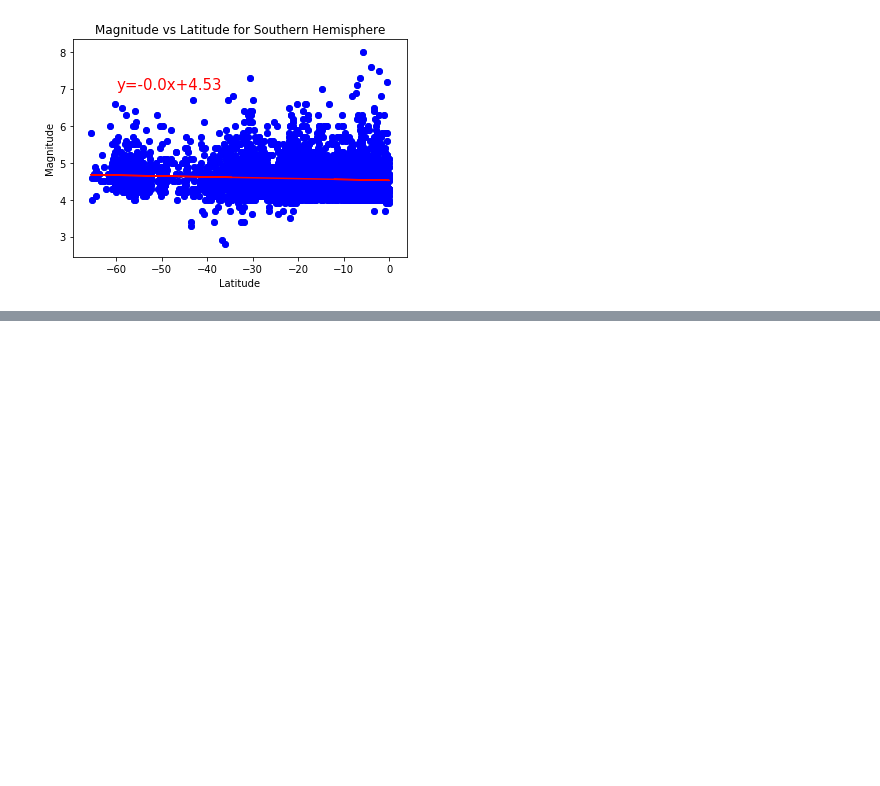
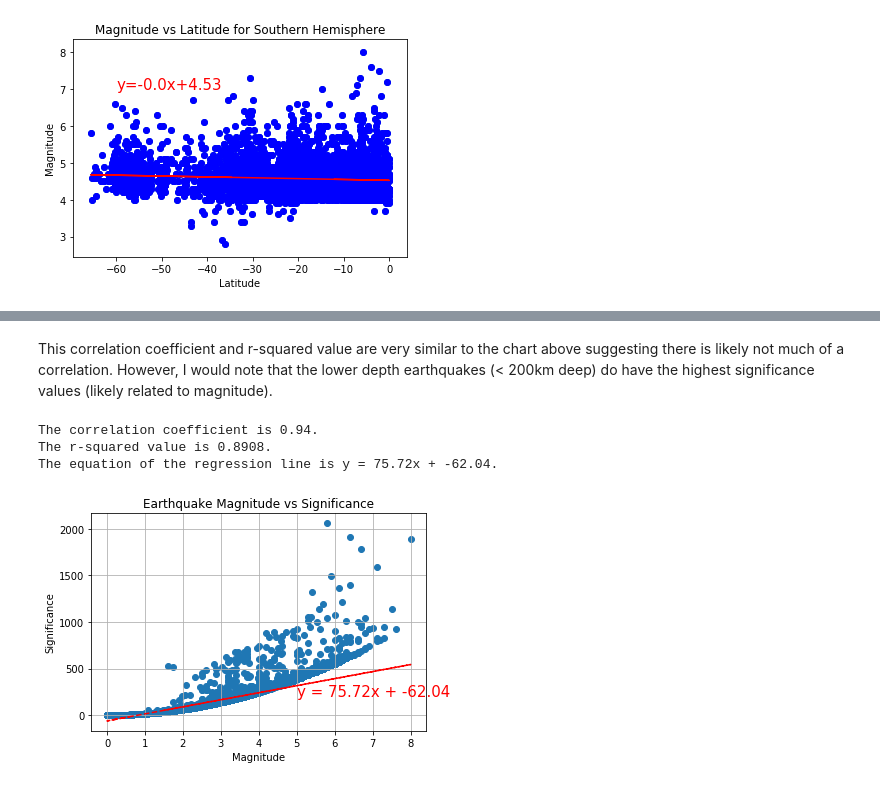
Before and after one commit to SarahZ22/Tremors_Analysis-Earthquake_Visualizations, a Jupyter notebook: EarthquakesNB.ipynb, the cells around one changed output, grey strips where cells are left out. Cells and saved outputs as stored; diff of their text form; code cells hidden in the pictures; blank space fills up the shorter version.

```diff
--- a/EarthquakesNB.ipynb
+++ b/EarthquakesNB.ipynb
@@ -198,0 +296,36 @@ The r-squared value is 0.006559880715560423
+# %% [markdown]
+This correlation coefficient and r-squared value are very similar to the chart above suggesting there is likely not much of a correlation. However, I would note that the lower depth earthquakes (< 200km deep) do have the highest significance values (likely related to magnitude).
+# %%
+#This then led me to plot significance vs magnitude to see if there is a correlation
+
+filterdf=filtered_quakesdf.dropna(subset=["Magnitude", "Significance"])
+filterdf=filterdf.loc[(filterdf["Magnitude"]>=0)]
+
+x_values = filterdf["Magnitude"]
+y_values = filterdf["Significance"]
+
+(slope, intercept, rvalue, pvalue, stderr) = linregress(x_values, y_values)
+regress_values = x_values * slope + intercept
+line_eq = "y = " + str(round(slope,2)) + "x + " + str(round(intercept,2))
+
+cod =round(rvalue**2, 4)
+corr_coeff = round(st.pearsonr(x_values,y_values)[0], 2)
+
+plt.scatter(x_values, y_values)
+plt.grid(which="both")
+plt.plot(x_values, regress_values, "r--")
+plt.annotate(line_eq, (5,200), fontsize=15, color ='r')
+plt.title("Earthquake Magnitude vs Significance")
+plt.xlabel("Magnitude")
+plt.ylabel("Significance")
+
+plt.savefig("Images/earthquakemagvssig.png")
+
+print(f'The correlation coefficient is {corr_coeff}.')
+print(f'The r-squared value is {cod}.')
+print(f'The equation of the regression line is {line_eq}.')
+# %% [output]
+The correlation coefficient is 0.94.
+The r-squared value is 0.8908.
+The equation of the regression line is y = 75.72x + -62.04.
+[figure, added]
```
Also changed, not shown: parts of 14 cells of this notebook.
